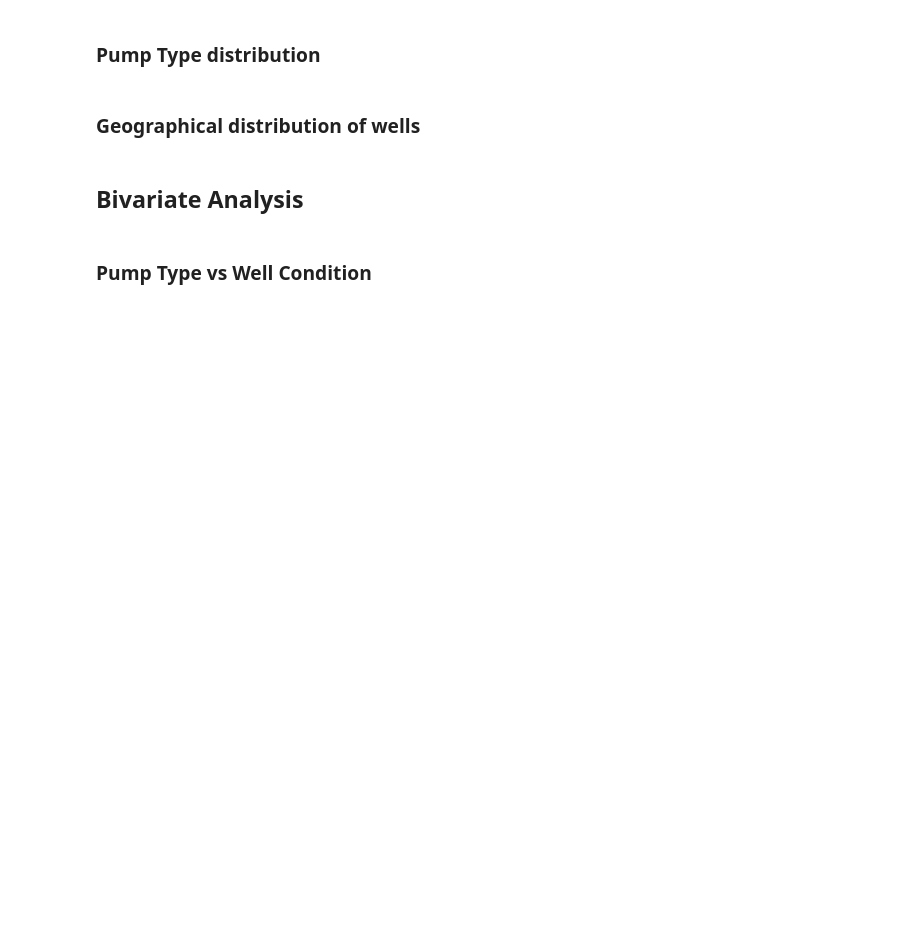
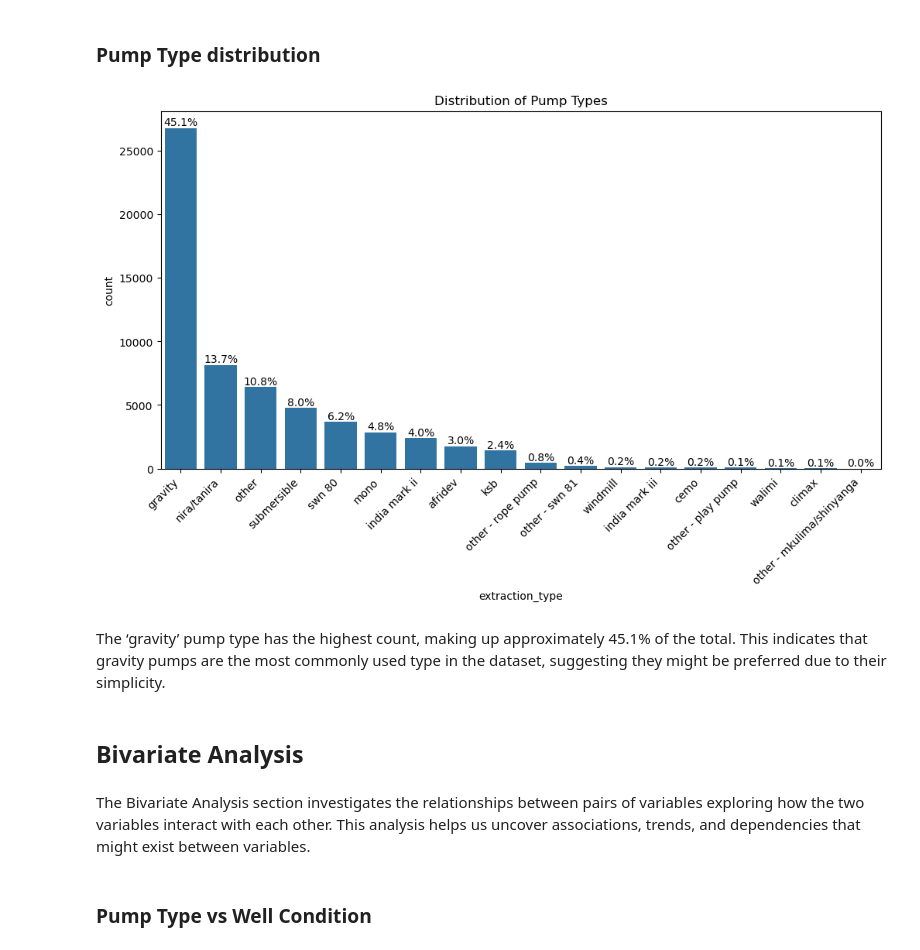
Before and after one commit to MONISH254/Tanzania_Water_Wells, a Jupyter notebook: Tanzania_Water_Wells_Notebook.ipynb, the cells around one changed output. Drawn from its saved outputs; the diff is of its cells as text; code cells hidden in the pictures; blank space fills up the shorter version.

```diff
--- a/Tanzania_Water_Wells_Notebook.ipynb
+++ b/Tanzania_Water_Wells_Notebook.ipynb
@@ -317,9 +584,26 @@ plt.show()
 # %% [markdown]
 ### Pump Type distribution
 # %%
-plt.figure(figsize=(26,10))
-sns.countplot(x='extraction_type', data= train_data)
+# Plotting the pump type distribution
+
+# Calculate counts and sort them in ascending order
+extraction_type_counts = train_data['extraction_type'].value_counts().sort_values(ascending=False)
+
+# Create the count plot with sorted values
+plt.figure(figsize=(12, 6))
+ax = sns.countplot(x='extraction_type', data=train_data, order=extraction_type_counts.index)
+
+# Calculate and annotate percentages
+total = len(train_data)
+for p in ax.patches:
+    height = p.get_height()
+    percentage = (height / total) * 100
+    ax.annotate(f'{percentage:.1f}%',
+                (p.get_x() + p.get_width() / 2., height),
+                ha='center', va='bottom')
+
 plt.title('Distribution of Pump Types')
+plt.xticks(rotation=45, ha='right')
 plt.show()
+# %% [output]
+[figure, added]
-# %% [markdown]
-### Geographical distribution of wells
@@ -334,5 +610,9 @@ plt.show()
+# %% [markdown]
+The ‘gravity’ pump type has the highest count, making up approximately 45.1% of the total. This indicates that gravity pumps are the most commonly used type in the dataset, suggesting they might be preferred due to their simplicity.
 # %% [markdown]
 ## Bivariate Analysis
+# %% [markdown]
+The Bivariate Analysis section investigates the relationships between pairs of variables exploring how the two variables interact with each other. This analysis helps us uncover associations, trends, and dependencies that might exist between variables.
 # %% [markdown]
 ### Pump Type vs Well Condition
 # %%
```
Also changed, not shown: parts of 76 cells of this notebook.
